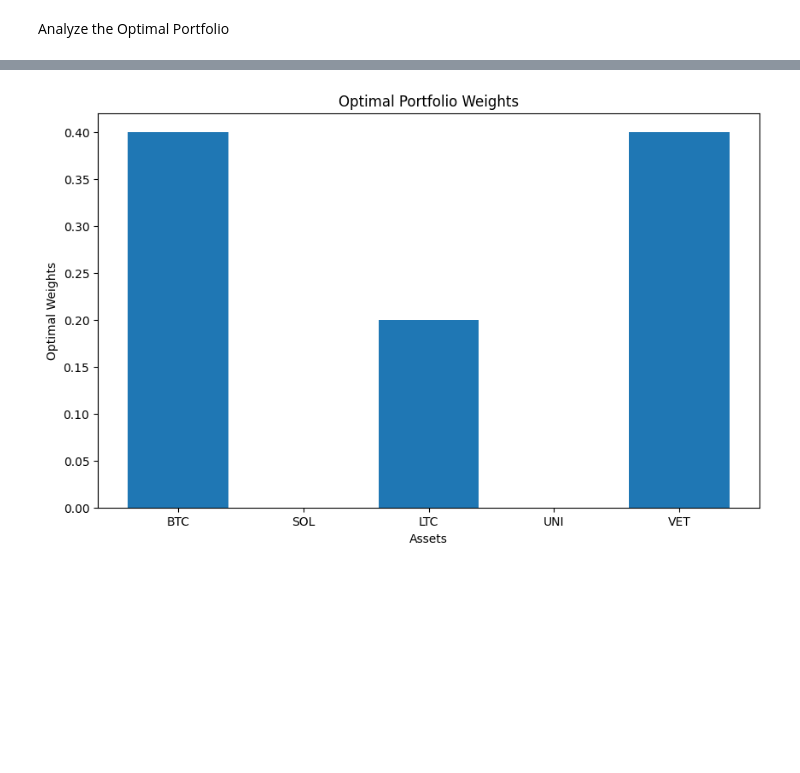
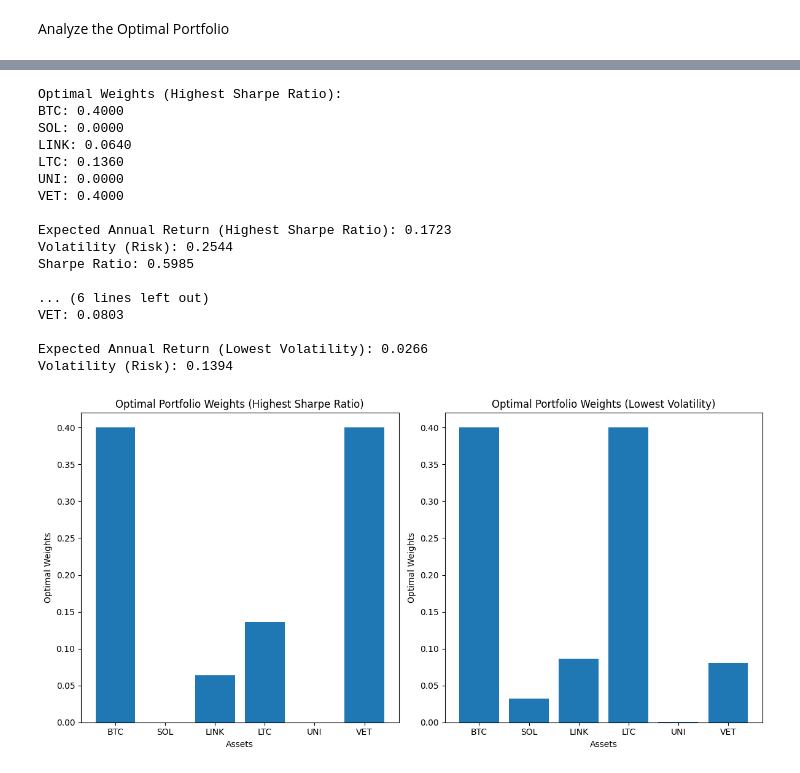
Before and after one commit to 10ac-week9-group4/Backtesting-Infrastructure-CryptoTrading, a Jupyter notebook: notebooks/portfolio_optimization.ipynb, the cells around one changed output, grey strips where cells are left out. Saved outputs shown, nothing was run; the diff lists cells and outputs as text; code cells hidden in the pictures; blank space fills up the shorter version.

```diff
--- a/notebooks/portfolio_optimization.ipynb
+++ b/notebooks/portfolio_optimization.ipynb
@@ -5,7 +5,7 @@ from datetime import datetime, timedelta
 import numpy as np
 from scipy.optimize import minimize
 # %%
-tickers = ['BTC','SOL','LTC','UNI','VET']
+tickers = ['BTC','SOL','LINK','LTC','UNI','VET']
 end_date = datetime.today()
 start_date = end_date - timedelta(days = 5*365)
 # %%
@@ -43,6 +45,13 @@ def expected_return(weights, log_returns):
 
 def sharpe_ratio(weights, log_returns, cov_matrix, risk_free_rate):
     return (expected_return(weights, log_returns) - risk_free_rate) / standard_deviation(weights, cov_matrix)
+# %%
+# Objective function for optimization (negative Sharpe ratio for maximization)
+def objective_function(weights, log_returns, cov_matrix, risk_free_rate, mode='maximize_sharpe'):
+    if mode == 'maximize_sharpe':
+        return -sharpe_ratio(weights, log_returns, cov_matrix, risk_free_rate)
+    elif mode == 'minimize_volatility':
+        return standard_deviation(weights, cov_matrix)
 # %%
 risk_free_rate = .02
 
@@ -83,13 +68,72 @@ Sharpe Ratio: 0.5890
+# %%
+# Optimization for highest Sharpe ratio
+optimized_results_sharpe = minimize(objective_function, initial_weights, args=(log_returns, cov_matrix, risk_free_rate, 'maximize_sharpe'), method='SLSQP', constraints=constraints, bounds=bounds)
+optimal_weights_sharpe = optimized_results_sharpe.x
+
+# Optimization for lowest volatility (risk)
+optimized_results_volatility = minimize(objective_function, initial_weights, args=(log_returns, cov_matrix, risk_free_rate, 'minimize_volatility'), method='SLSQP', constraints=constraints, bounds=bounds)
+optimal_weights_volatility = optimized_results_volatility.x
+
+# Print optimal weights and portfolio statistics for highest Sharpe ratio
+print("Optimal Weights (Highest Sharpe Ratio):")
+for ticker, weight in zip(tickers, optimal_weights_sharpe):
+    print(f"{ticker}: {weight:.4f}")
+
+optimal_portfolio_return_sharpe = expected_return(optimal_weights_sharpe, log_returns)
+optimal_portfolio_volatility_sharpe = standard_deviation(optimal_weights_sharpe, cov_matrix)
+optimal_sharpe_ratio = sharpe_ratio(optimal_weights_sharpe, log_returns, cov_matrix, risk_free_rate)
+
+print(f"\nExpected Annual Return (Highest Sharpe Ratio): {optimal_portfolio_return_sharpe:.4f}")
+print(f"Volatility (Risk): {optimal_portfolio_volatility_sharpe:.4f}")
+print(f"Sharpe Ratio: {optimal_sharpe_ratio:.4f}")
+
+# Print optimal weights and portfolio statistics for lowest volatility
+print("\nOptimal Weights (Lowest Volatility):")
+for ticker, weight in zip(tickers, optimal_weights_volatility):
+    print(f"{ticker}: {weight:.4f}")
+
+optimal_portfolio_return_volatility = expected_return(optimal_weights_volatility, log_returns)
+optimal_portfolio_volatility_volatility = standard_deviation(optimal_weights_volatility, cov_matrix)
+
+print(f"\nExpected Annual Return (Lowest Volatility): {optimal_portfolio_return_volatility:.4f}")
+print(f"Volatility (Risk): {optimal_portfolio_volatility_volatility:.4f}")
+# %% [output]
+Optimal Weights (Highest Sharpe Ratio):
+BTC: 0.4000
+SOL: 0.0000
+LINK: 0.0640
+LTC: 0.1360
+UNI: 0.0000
+VET: 0.4000
+
+Expected Annual Return (Highest Sharpe Ratio): 0.1723
+Volatility (Risk): 0.2544
+Sharpe Ratio: 0.5985
+
+... (6 lines left out)
+VET: 0.0803
+
+Expected Annual Return (Lowest Volatility): 0.0266
+Volatility (Risk): 0.1394
 # %%
+# Plotting optimal portfolio weights
 import matplotlib.pyplot as plt
 
-plt.figure(figsize=(10, 6))
-plt.bar(tickers, optimal_weights)
+plt.figure(figsize=(12, 6))
 
+plt.subplot(1, 2, 1)
+plt.bar(tickers, optimal_weights_sharpe)
 plt.xlabel('Assets')
 plt.ylabel('Optimal Weights')
-plt.title('Optimal Portfolio Weights')
+plt.title('Optimal Portfolio Weights (Highest Sharpe Ratio)')
 
+plt.subplot(1, 2, 2)
+plt.bar(tickers, optimal_weights_volatility)
+plt.xlabel('Assets')
+plt.ylabel('Optimal Weights')
+plt.title('Optimal Portfolio Weights (Lowest Volatility)')
+
+plt.tight_layout()
 plt.show()
 # %% [output]
-[figure, old version]
+[figure, new version]
```
Also changed, not shown: parts of 4 cells of this notebook.
